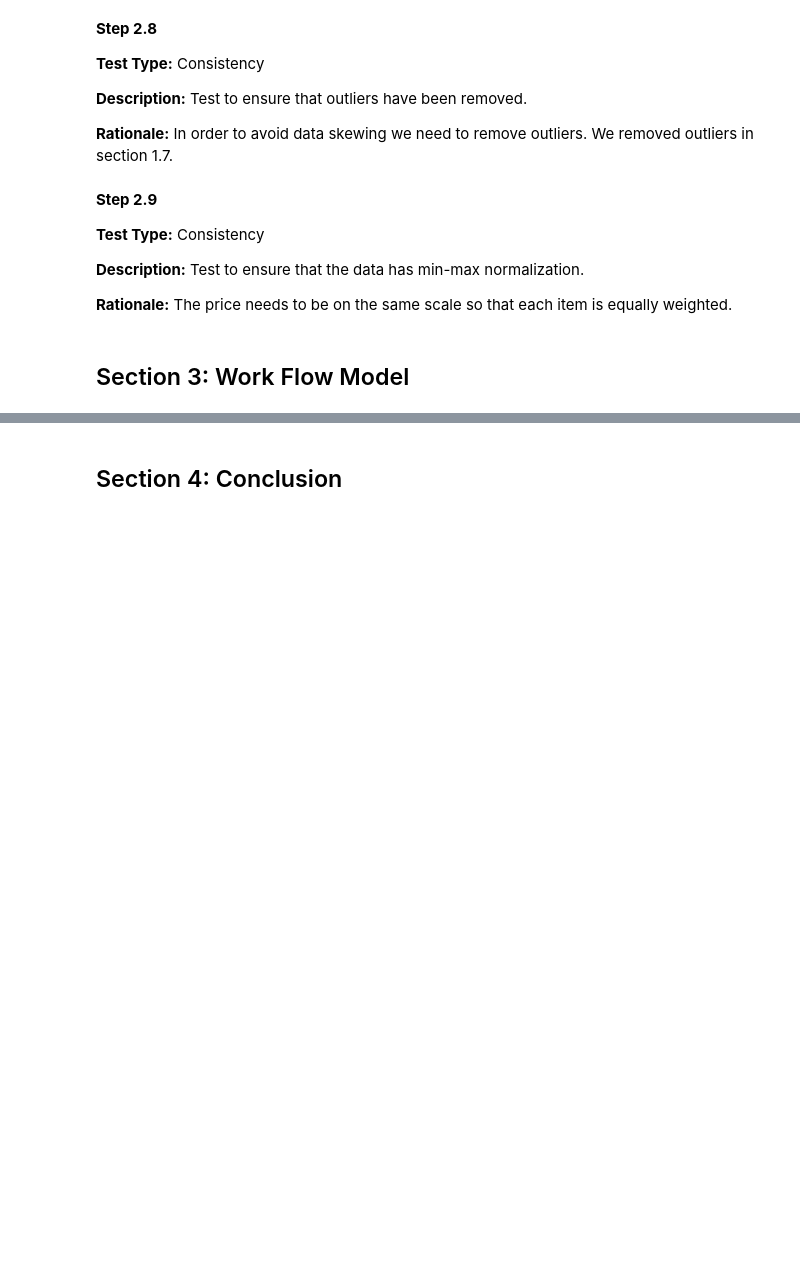
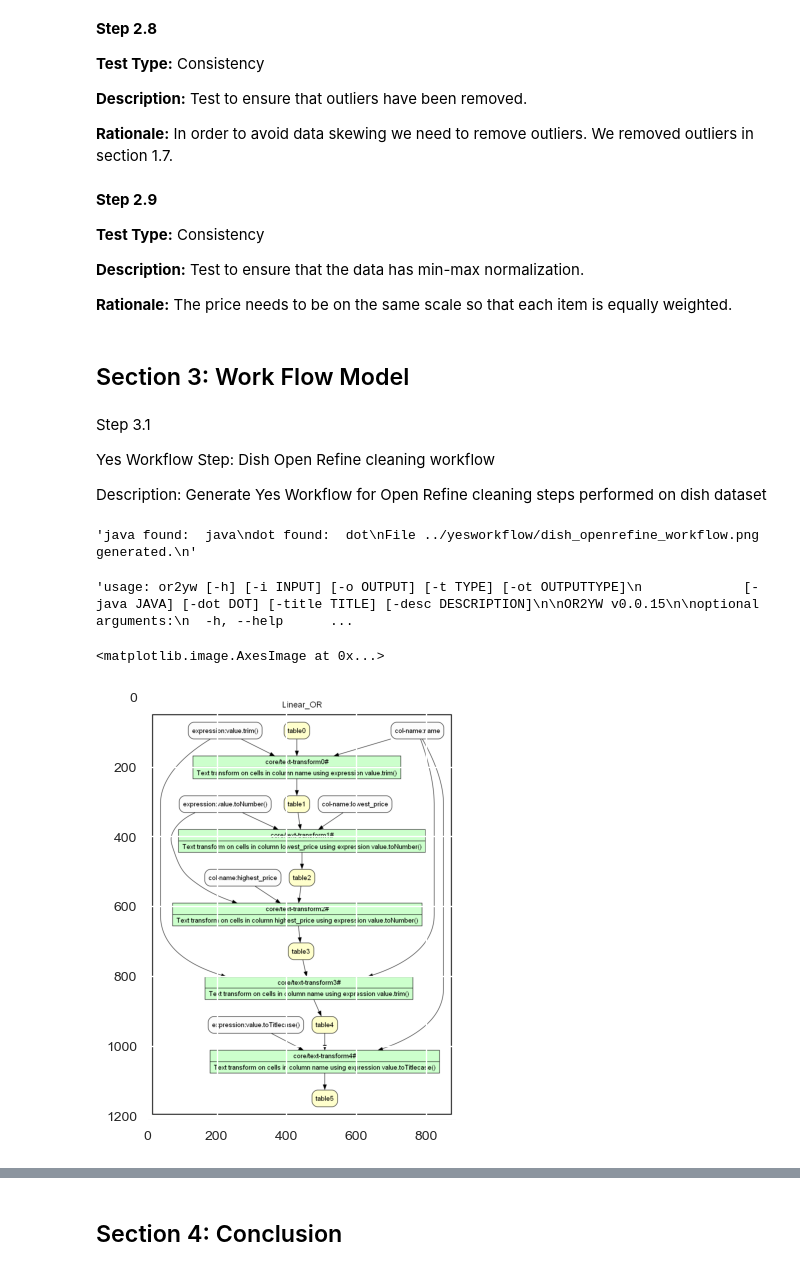
Before and after one commit to JhansiBadarvada/CS513SU2023TEAM94, a Jupyter notebook: scripts/data_cleaning_phase_II.ipynb, the cells around one changed output, grey strips where cells are left out. Drawn from its saved outputs; the diff is of its cells as text; code cells hidden in the pictures; blank space fills up the shorter version.

Commit message:
Added yesworkflow steps

```diff
--- a/scripts/data_cleaning_phase_II.ipynb
+++ b/scripts/data_cleaning_phase_II.ipynb
@@ -467,3 +526,25 @@ def test_price_normalization(menu_item_df):
 test_price_normalization(menu_item_df)
 # %% [markdown]
 ## Section 3: Work Flow Model
+# %% [markdown]
+Step 3.1
+
+Yes Workflow Step: Dish Open Refine cleaning workflow
+
+Description: Generate Yes Workflow for Open Refine cleaning steps performed on dish dataset
+# %%
+os.popen("or2yw -i dish_history.json -o ../yesworkflow/dish_openrefine_workflow.png -ot=png").read()
+# %% [output]
+'java found:  java\ndot found:  dot\nFile ../yesworkflow/dish_openrefine_workflow.png generated.\n'
+# %%
+os.popen("or2yw -i dishhistoryjson -o ../yesworkflow/dish_openrefine_workflow.png -ot=png").read()
+# %% [output]
+'usage: or2yw [-h] [-i INPUT] [-o OUTPUT] [-t TYPE] [-ot OUTPUTTYPE]\n             [-java JAVA] [-dot DOT] [-title TITLE] [-desc DESCRIPTION]\n\nOR2YW v0.0.15\n\noptional arguments:\n  -h, --help      ...
+# %%
+# reading png image file
+im = img.imread('../yesworkflow/dish_openrefine_workflow.png')
+# show image
+plt.imshow(im)
+# %% [output]
+<matplotlib.image.AxesImage at 0x...>
+[figure, added]
```
Also changed, not shown: parts of 27 cells of this notebook, 6 other files.
